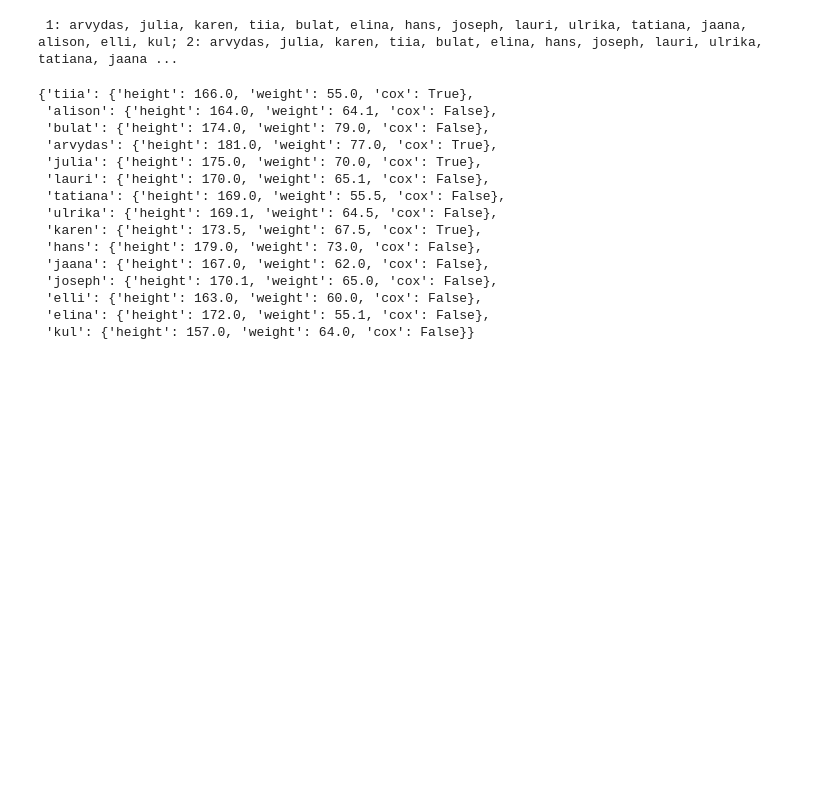
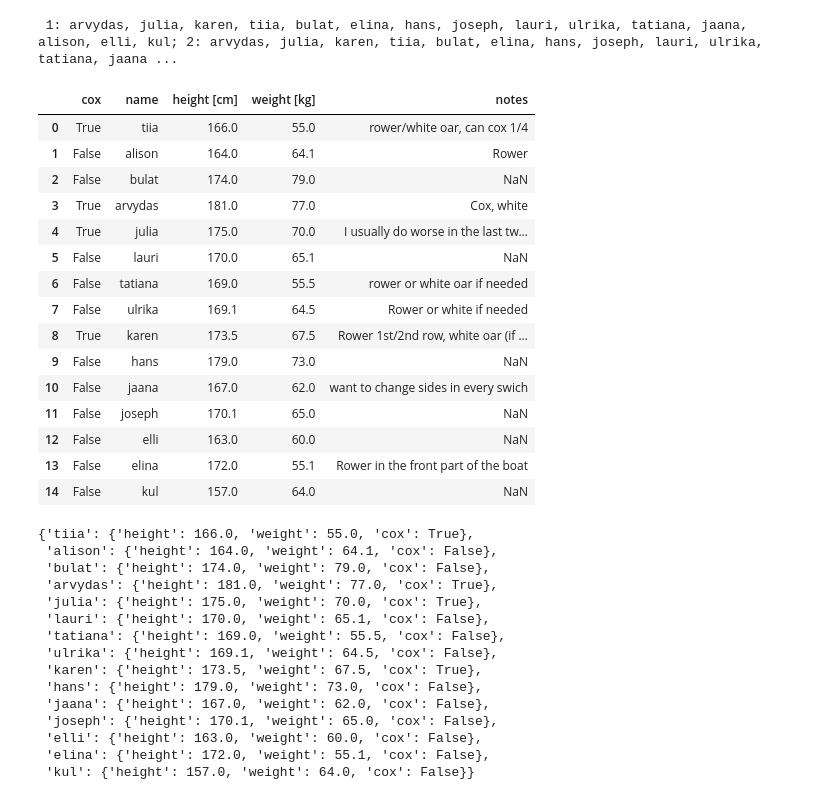
Before and after one commit to netphar/openstack_pouta, a Jupyter notebook: sulkava/sulkava_seating.ipynb, the cells around one changed output. Saved outputs shown, nothing was run; the diff lists cells and outputs as text; code cells hidden in the pictures; blank space fills up the shorter version.

```diff
--- a/sulkava/sulkava_seating.ipynb
+++ b/sulkava/sulkava_seating.ipynb
@@ -199,6 +199,25 @@ prefs = pd.read_csv('prefs.csv', sep=';', index_col=False, dtype=dtypes)
 prefs.loc[prefs['name'] == 'elina', 'height [cm]'] = 172.0
 ### I CANNOT DO THAT IT WOULD MESS THINGS UP A GREAT DEAL
 #prefs.loc[prefs['name'] == 'tiia', 'height [cm]'] = 174.1
+# %%
+prefs
+# %% [output]
+|  | cox | name | height [cm] | weight [kg] | notes |
+| 0 | True | tiia | 166.0 | 55.0 | rower/white oar, can cox 1/4 |
+| 1 | False | alison | 164.0 | 64.1 | Rower |
+| 2 | False | bulat | 174.0 | 79.0 | NaN |
+| 3 | True | arvydas | 181.0 | 77.0 | Cox, white |
+| 4 | True | julia | 175.0 | 70.0 | I usually do worse in the last tw... |
+| 5 | False | lauri | 170.0 | 65.1 | NaN |
+| 6 | False | tatiana | 169.0 | 55.5 | rower or white oar if needed |
+| 7 | False | ulrika | 169.1 | 64.5 | Rower or white if needed |
+| 8 | True | karen | 173.5 | 67.5 | Rower 1st/2nd row, white oar (if ... |
+| 9 | False | hans | 179.0 | 73.0 | NaN |
+| 10 | False | jaana | 167.0 | 62.0 | want to change sides in every swich |
+| 11 | False | joseph | 170.1 | 65.0 | NaN |
+| 12 | False | elli | 163.0 | 60.0 | NaN |
+| 13 | False | elina | 172.0 | 55.1 | Rower in the front part of the boat |
+| 14 | False | kul | 157.0 | 64.0 | NaN |
 # %%
 # create a dict object, where name: {weight, height, cox}
 d = dict()
```
Also changed, not shown: parts of 7 cells of this notebook, 4 other files.
